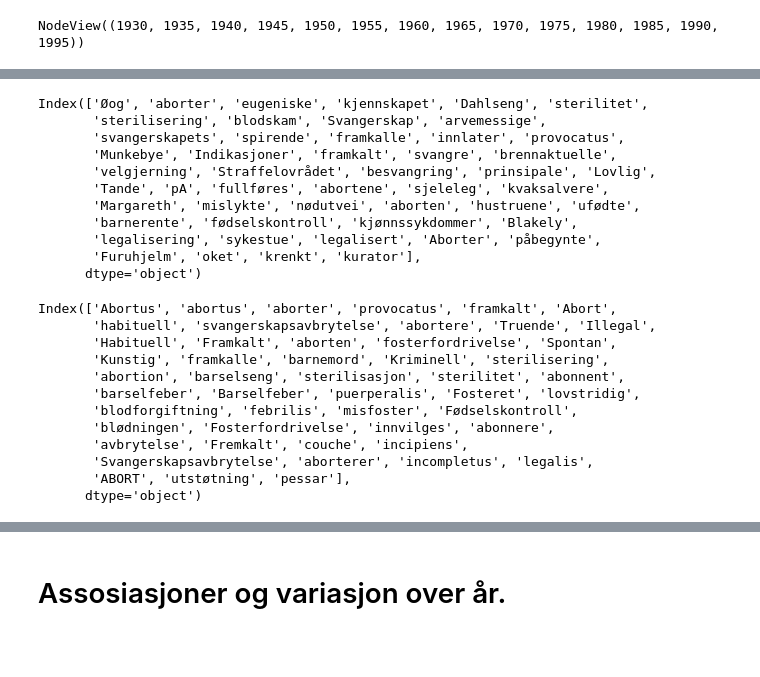
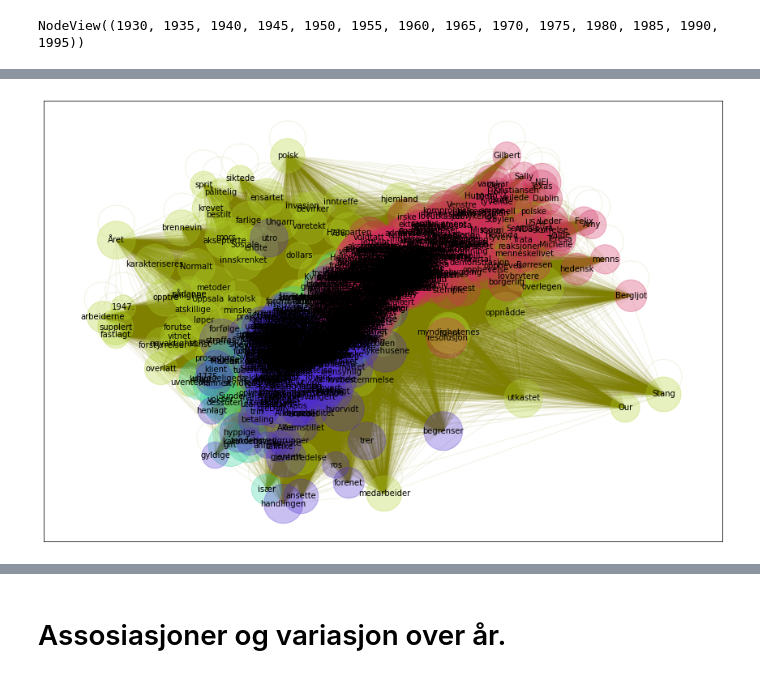
Before and after one commit to Yoonsen/Conceptual_change, a Jupyter notebook: coll_abort.ipynb, the cells around one changed output, grey strips where cells are left out. Saved outputs shown, nothing was run; the diff lists cells and outputs as text; code cells hidden in the pictures; blank space fills up the shorter version.

```diff
--- a/coll_abort.ipynb
+++ b/coll_abort.ipynb
@@ -330,5 +330,7 @@ pmi_w
 # %%
 pmi_dot_year = pmi_w.transpose().dot(pmi_w)
+# %%
+pmi_dot_word = pmi_w.dot(pmi_w.transpose())
 # %%
 pmi_dot_year.style.background_gradient()
 # %% [output]
@@ -370,7 +374,7 @@ graph_dot = nx.from_pandas_adjacency(pmi_dot)
 # %%
 graph = nx.from_pandas_adjacency(pmi_dot_year)
 # %%
-graph_agg = nx.from_pandas_adjacency(agg_dot_year)
+graph_word = nx.from_pandas_adjacency(pmi_dot_word)
 # %%
 graph.nodes()
 # %% [output]
@@ -438,29 +414,4 @@ Index(['selvbestemt', 'sjølbestemt', 'Folkeaksjonen', 'AAN', 'abortloven',
-# %%
-pmi.sort_values(by=pmi.columns[0], ascending=False).head(50).index
-# %% [output]
-Index(['Øog', 'aborter', 'eugeniske', 'kjennskapet', 'Dahlseng', 'sterilitet',
-       'sterilisering', 'blodskam', 'Svangerskap', 'arvemessige',
-       'svangerskapets', 'spirende', 'framkalle', 'innlater', 'provocatus',
-       'Munkebye', 'Indikasjoner', 'framkalt', 'svangre', 'brennaktuelle',
-       'velgjerning', 'Straffelovrådet', 'besvangring', 'prinsipale', 'Lovlig',
-       'Tande', 'pA', 'fullføres', 'abortene', 'sjeleleg', 'kvaksalvere',
-       'Margareth', 'mislykte', 'nødutvei', 'aborten', 'hustruene', 'ufødte',
-       'barnerente', 'fødselskontroll', 'kjønnssykdommer', 'Blakely',
-       'legalisering', 'sykestue', 'legalisert', 'Aborter', 'påbegynte',
-       'Furuhjelm', 'oket', 'krenkt', 'kurator'],
-      dtype='object')
-# %%
-pmi.sort_values(by=pmi.columns[1], ascending=False).head(50).index
-# %% [output]
-Index(['Abortus', 'abortus', 'aborter', 'provocatus', 'framkalt', 'Abort',
-       'habituell', 'svangerskapsavbrytelse', 'abortere', 'Truende', 'Illegal',
-       'Habituell', 'Framkalt', 'aborten', 'fosterfordrivelse', 'Spontan',
-       'Kunstig', 'framkalle', 'barnemord', 'Kriminell', 'sterilisering',
-       'abortion', 'barselseng', 'sterilisasjon', 'sterilitet', 'abonnent',
-       'barselfeber', 'Barselfeber', 'puerperalis', 'Fosteret', 'lovstridig',
-       'blodforgiftning', 'febrilis', 'misfoster', 'Fødselskontroll',
-       'blødningen', 'Fosterfordrivelse', 'innvilges', 'abonnere',
-       'avbrytelse', 'Fremkalt', 'couche', 'incipiens',
-       'Svangerskapsavbrytelse', 'aborterer', 'incompletus', 'legalis',
-       'ABORT', 'utstøtning', 'pessar'],
-      dtype='object')
+# %%
+gnl.show_graph(graph_word)
+# %% [output]
+[figure, added]
```
Also changed, not shown: parts of 31 cells of this notebook.
